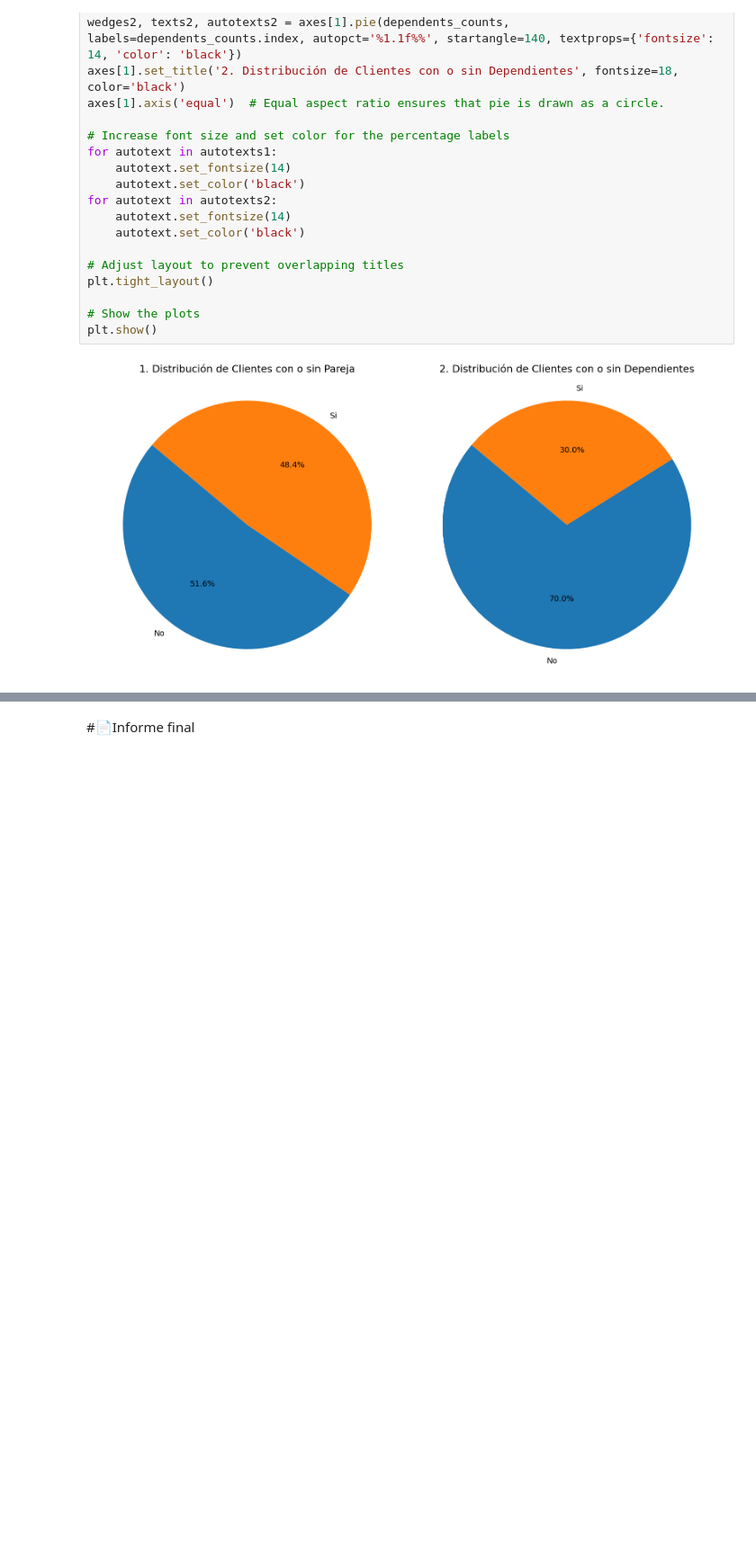
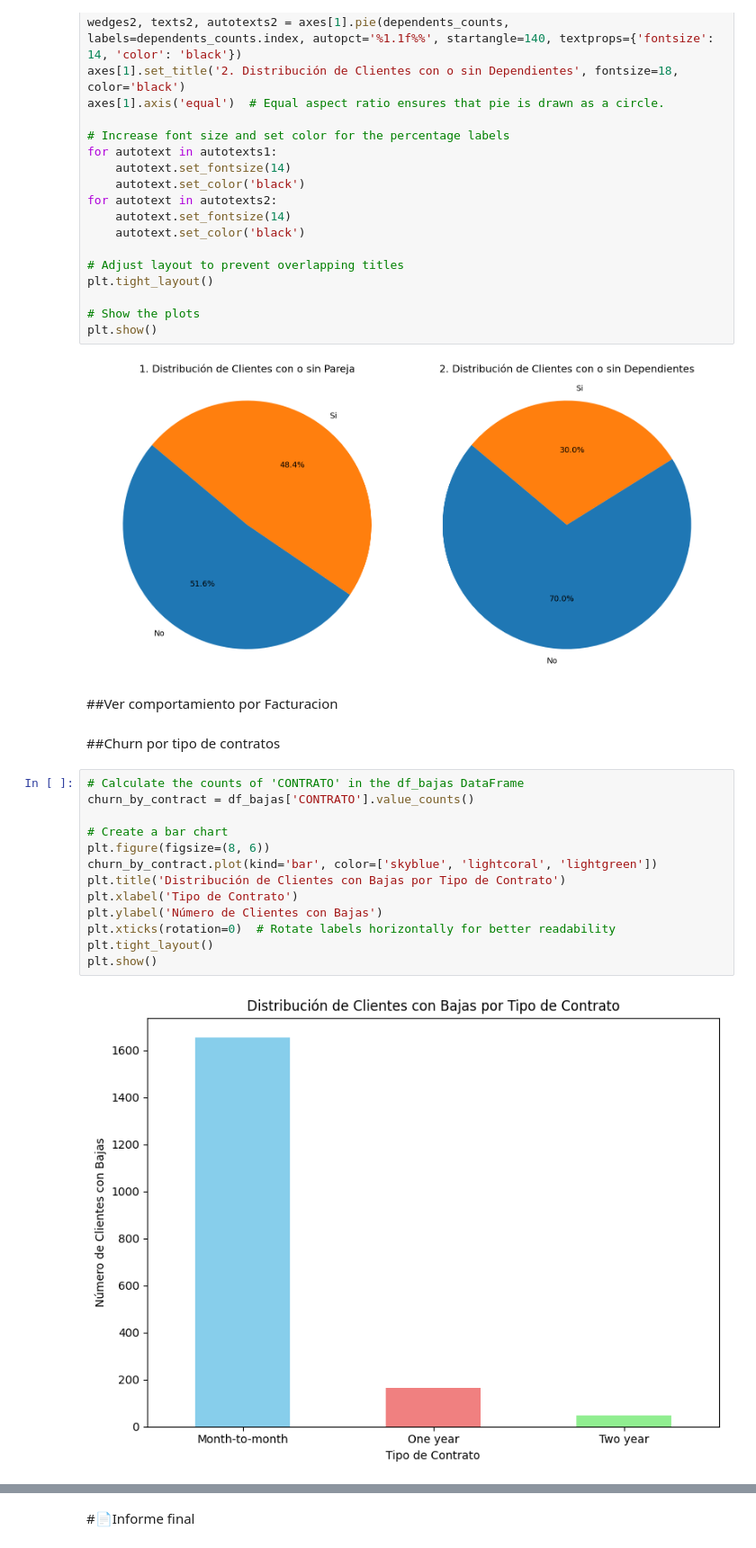
Before and after one commit to raohxxx/TelecomX_Challenge, a Jupyter notebook: TelecomX_LATAM.ipynb, the cells around one changed output, grey strips where cells are left out. Shown: that part at 90% size. Cells and saved outputs as stored; diff of their text form; blank space fills up the shorter version.

```diff
--- a/TelecomX_LATAM.ipynb
+++ b/TelecomX_LATAM.ipynb
@@ -432,3 +432,22 @@ plt.tight_layout()
 plt.show()
 # %% [output]
 [figure]
+# %% [markdown]
+##Ver comportamiento por Facturacion
+# %% [markdown]
+##Churn por tipo de contratos
+# %%
+# Calculate the counts of 'CONTRATO' in the df_bajas DataFrame
+churn_by_contract = df_bajas['CONTRATO'].value_counts()
+
+# Create a bar chart
+plt.figure(figsize=(8, 6))
+churn_by_contract.plot(kind='bar', color=['skyblue', 'lightcoral', 'lightgreen'])
+plt.title('Distribución de Clientes con Bajas por Tipo de Contrato')
+plt.xlabel('Tipo de Contrato')
+plt.ylabel('Número de Clientes con Bajas')
+plt.xticks(rotation=0)  # Rotate labels horizontally for better readability
+plt.tight_layout()
+plt.show()
+# %% [output]
+[figure, added]
```
Also changed, not shown: parts of 4 cells of this notebook.
